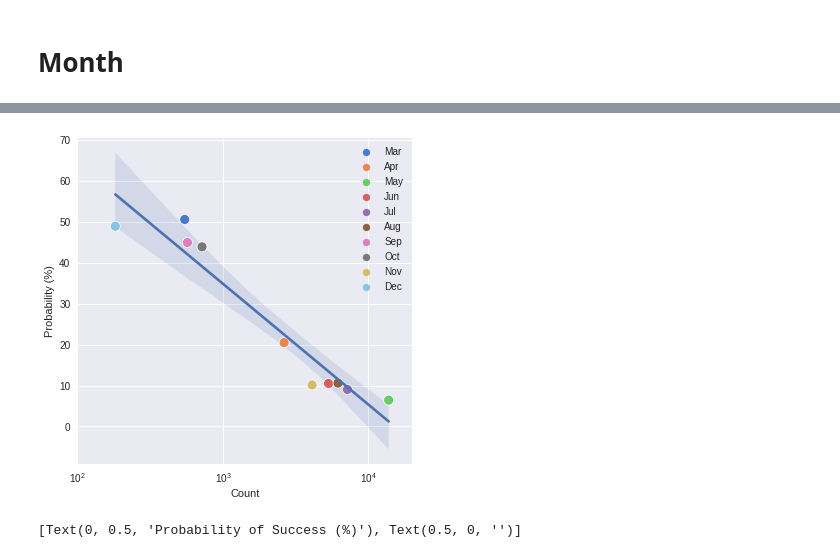
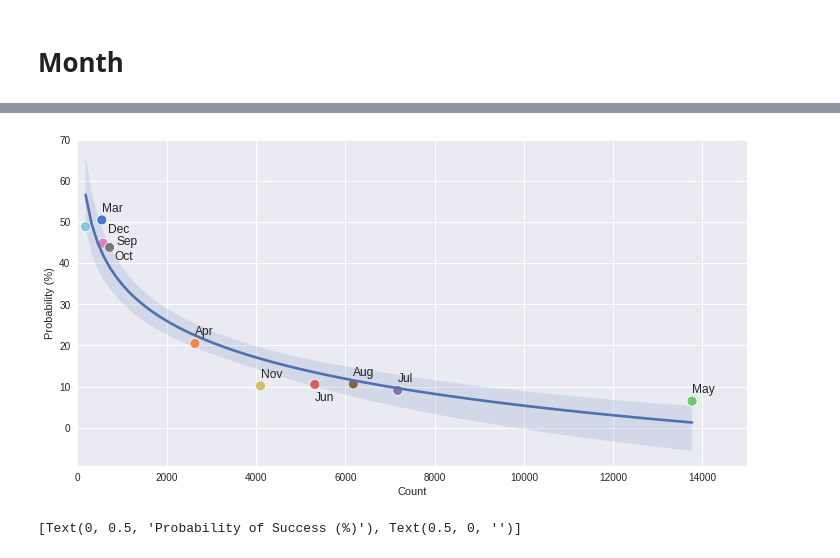
Before and after one commit to sepehrfrgh/ece143_direct_marketing, a Jupyter notebook: time_analysis.ipynb, the cells around one changed output, grey strips where cells are left out. Cells and saved outputs as stored; diff of their text form; code cells hidden in the pictures.

```diff
--- a/time_analysis.ipynb
+++ b/time_analysis.ipynb
@@ -63,19 +64,27 @@ f.savefig('data/figures/weekday-counts.png', dpi=200, format='png', pad_inches=0
 # %%
 f, ax = plt.subplots(figsize=(6, 6), frameon=False)
 
+day_of_week_pct_probabilities = day_of_week_probabilities['y'] * 100
 sns.regplot(x=day_of_week_count['y'],
-            y=day_of_week_probabilities['y'] * 100,
+            y=day_of_week_pct_probabilities,
             logx=True,
             scatter=False)
 
 sns.scatterplot(x=day_of_week_count['y'],
-                y=day_of_week_probabilities['y'] * 100,
+                y=day_of_week_pct_probabilities,
                 palette='muted',
+                legend=False,
                 hue=ta.number_to_day_of_week(day_of_week_count['day_of_week']),
                 s=100)
 
+for day, x, y in zip(ta.number_to_day_of_week(day_of_week_count['day_of_week']), day_of_week_count['y'], day_of_week_pct_probabilities):
+    if day == 'Tue':
+        ax.text(x-20, y+0.2, day, fontsize=12)
+    else:
+        ax.text(x, y+0.2, day, fontsize=12)
+
 ax.set(ylabel='Probability (%)',
-       xlabel='Count')
+       xlabel='Counts')
 
 f.savefig('data/figures/weekday-scatter.png', dpi=200, format='png', pad_inches=0, bbox_inches=0)
 # %% [output]
@@ -129,24 +137,38 @@ This will raise an exception in 3.3.
 # %%
-f, ax = plt.subplots(figsize=(6, 6), frameon=False)
+month_pct_probabilities = month_probabilities['y'] * 100
+
+f, ax = plt.subplots(figsize=(12, 6), frameon=False)
 sns.regplot(x=month_count['y'],
-            y=month_probabilities['y'] * 100,
+            y=month_pct_probabilities,
             logx=True,
             scatter=False)
 
 sns.scatterplot(x=month_count['y'],
-                y=month_probabilities['y'] * 100,
+                y=month_pct_probabilities,
                 palette='muted',
                 hue=ta.number_to_month(month_count['month']),
+                legend=False,
                 s=100)
+
+for month, x, y in zip(ta.number_to_month(month_count['month']), month_count['y'], month_pct_probabilities):
+    if month == 'Oct':
+        ax.text(x+100, y-3, month, fontsize=12)
+    elif month == 'Sep':
+        ax.text(x+300, y-0.5, month, fontsize=12)
+    elif month == 'Dec':
+        ax.text(x+500, y-1.5, month, fontsize=12)
+    elif month == 'Jun':
+        ax.text(x, y-4, month, fontsize=12)
+    else:
+        ax.text(x, y+2, month, fontsize=12)
 
 ax.set(ylabel='Probability (%)',
        xlabel='Count',
-       xlim=[100, 20000])
-ax.set_xscale('log')
+       xlim=[0, 15000])
 
 f.savefig('data/figures/month-scatter.png', dpi=200, format='png', pad_inches=0, bbox_inches=0)
 # %% [output]
-[figure, old version]
+[figure, new version]
 # %%
 month_filter = month_count['y'] > 1000
 # %%
```
Also changed, not shown: parts of 5 cells of this notebook.
